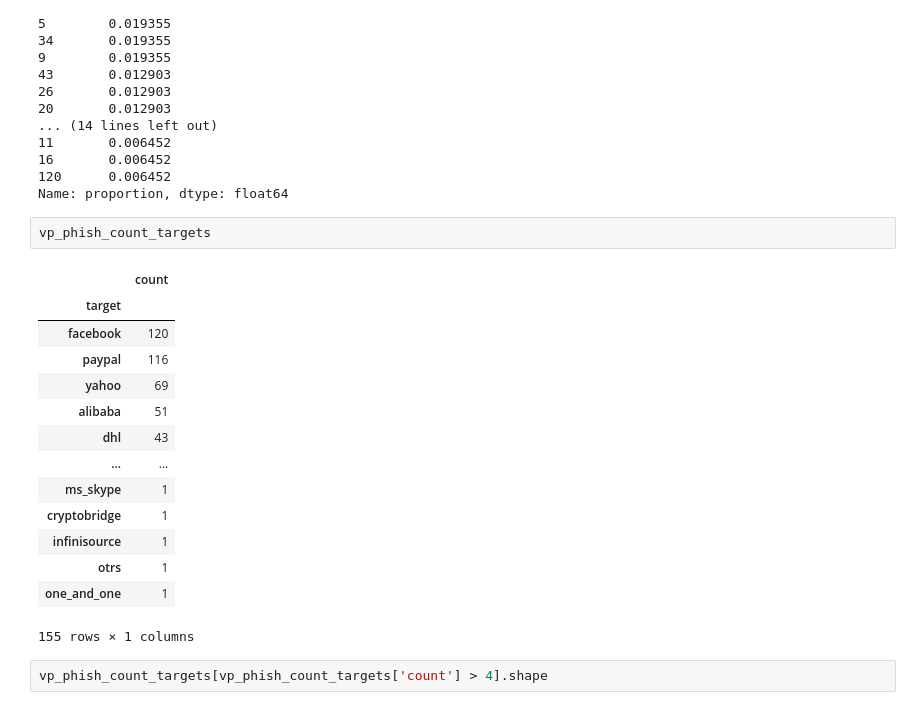
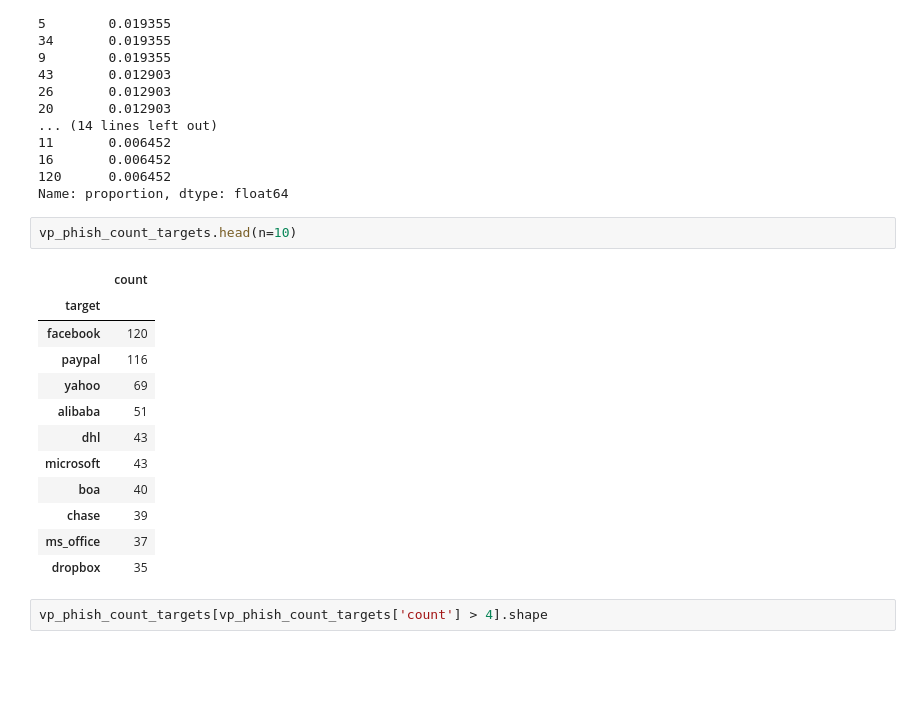
Before and after one commit to Percival33/phish-target-recognition, a Jupyter notebook: notebooks/008-datasets-analisys.ipynb, the cells around one changed output. Drawn from its saved outputs; the diff is of its cells as text; blank space fills up the shorter version.

Commit message:
common targets

```diff
--- a/notebooks/008-datasets-analisys.ipynb
+++ b/notebooks/008-datasets-analisys.ipynb
@@ -612,22 +755,20 @@ count
 120      0.006452
 Name: proportion, dtype: float64
 # %%
-vp_phish_count_targets
+vp_phish_count_targets.head(n=10)
 # %% [output]
 |  | count |
 | target |  |
 | facebook | 120 |
 | paypal | 116 |
 | yahoo | 69 |
 | alibaba | 51 |
 | dhl | 43 |
-| ... | ... |
-| ms_skype | 1 |
-| cryptobridge | 1 |
-| infinisource | 1 |
-| otrs | 1 |
-| one_and_one | 1 |
+| microsoft | 43 |
+| boa | 40 |
+| chase | 39 |
+| ms_office | 37 |
+| dropbox | 35 |
-155 rows × 1 columns
 # %%
 vp_phish_count_targets[vp_phish_count_targets['count'] > 4].shape
 # %% [output]
```
Also changed, not shown: parts of 28 cells of this notebook, 1 other file.
